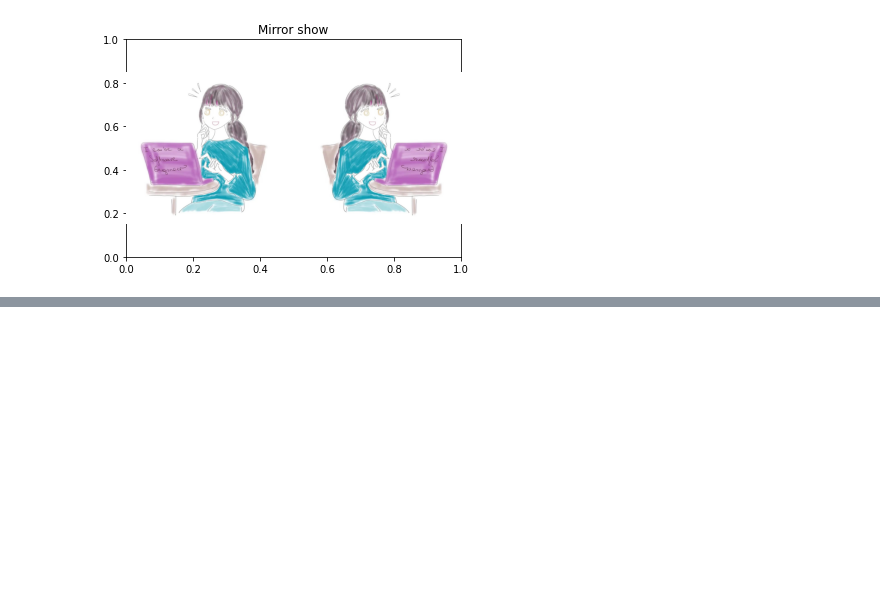
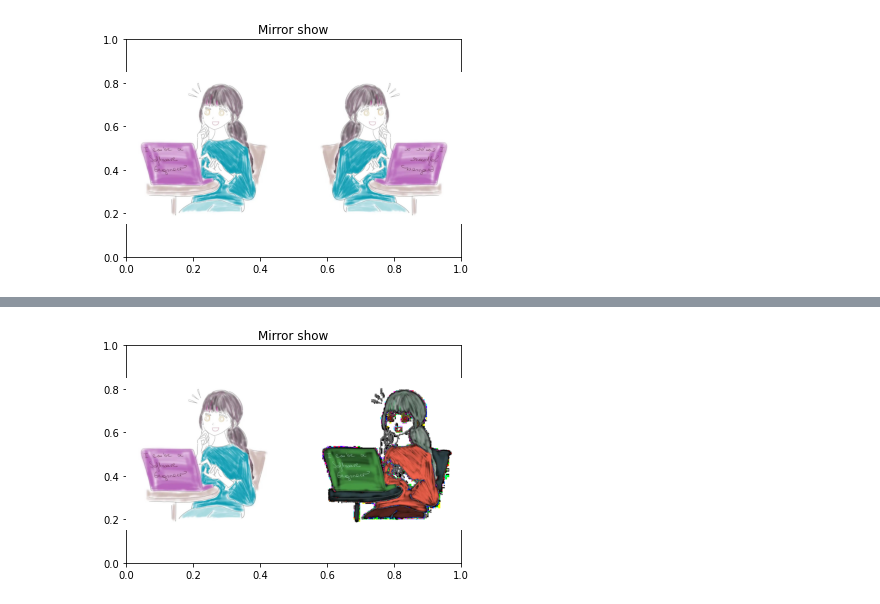
Before and after one commit to teddy-teem/ImageProcessing, a Jupyter notebook: ImageProcessing.ipynb, the cells around one changed output, grey strips where cells are left out. Saved outputs shown, nothing was run; the diff lists cells and outputs as text; code cells hidden in the pictures; blank space fills up the shorter version.

```diff
--- a/ImageProcessing.ipynb
+++ b/ImageProcessing.ipynb
@@ -37,0 +79,26 @@ m_im = mirror(realIamge);
+# %%
+def negativeImageOnlyNonZeroPixels(image):
+  x,y,z = image.shape
+  negativeIm = np.zeros((x,y,z), dtype="int64")
+  for i in range(x):
+    for j in range(y):
+      if image[i][j][0]!=255 :
+        negativeIm[i][j][0]= 255 - image[i][j][0]
+      else:
+        negativeIm[i][j][0]=image[i][j][0]
+      if image[i][j][1]!=255 :
+        negativeIm[i][j][1]= 255 - image[i][j][1]
+      else:
+        negativeIm[i][j][1]=image[i][j][1]
+      if image[i][j][2]!=255 :
+        negativeIm[i][j][2]= 255 - image[i][j][2]
+      else:
+        negativeIm[i][j][2]=image[i][j][2]
+  drawTwoImage(image, negativeIm);
+  return negativeIm
+# %%
+realIamge = plt.imread("./smile.jpg");
+# realIamge
+m_im = negativeImageOnlyNonZeroPixels(realIamge);
+# %% [output]
+[figure, added]
```
Also changed, not shown: parts of 12 cells of this notebook.
